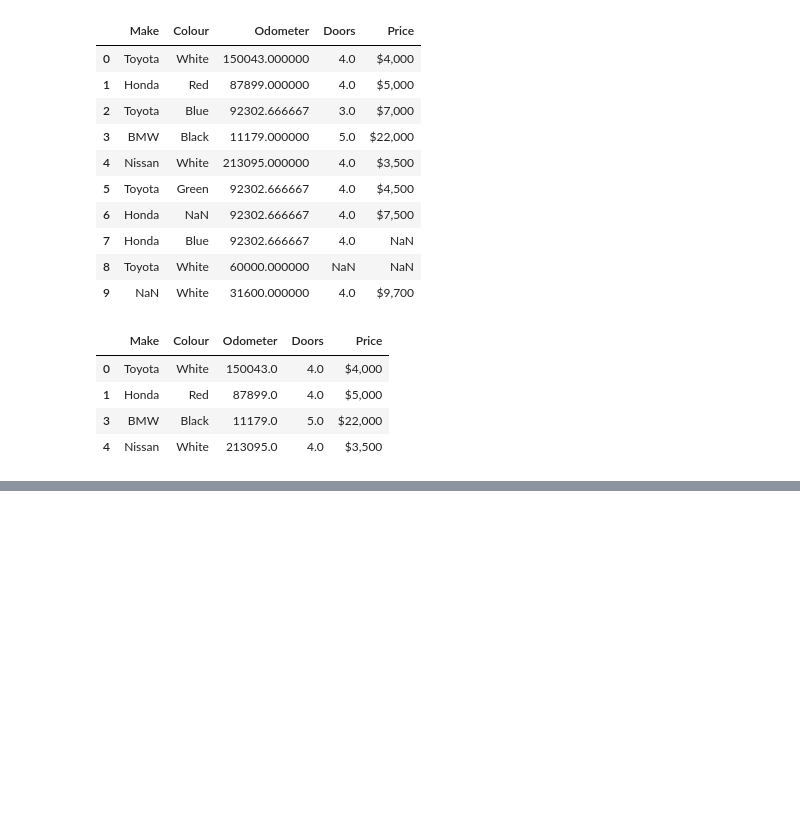
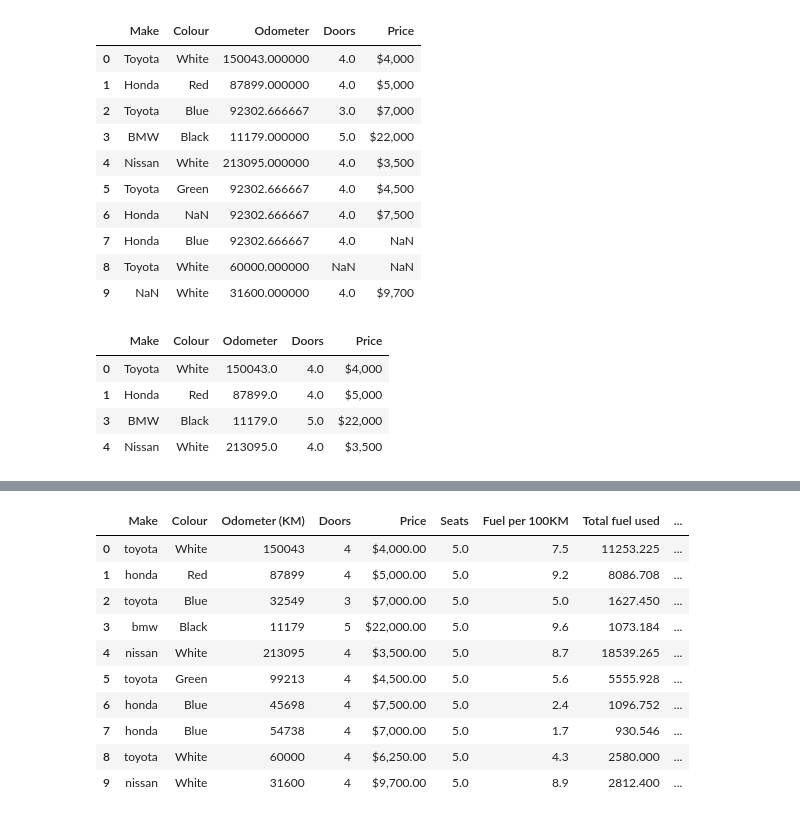
Before and after one commit to jps27CSE/AI_ML_DataScience, a Jupyter notebook: introduction to pandas.ipynb, the cells around one changed output, grey strips where cells are left out. Cells and saved outputs as stored; diff of their text form; code cells hidden in the pictures; blank space fills up the shorter version.

```diff
--- a/introduction to pandas.ipynb
+++ b/introduction to pandas.ipynb
@@ -400,0 +421,7 @@ car_sales_missing.to_csv("car-sales-missing-dropped.csv")
+# %%
+# Column for series
+seats_column = pd.Series([5,5,5,5,5])
+
+# New column called seats
+car_sales["Seats"] = seats_column
+car_sales
@@ -400,0 +440,3 @@ car_sales_missing.to_csv("car-sales-missing-dropped.csv")
+# %%
+car_sales["Seats"].fillna(5,inplace=True)
+car_sales
@@ -400,0 +461,5 @@ car_sales_missing.to_csv("car-sales-missing-dropped.csv")
+# %%
+# Column from Python List
+fuel_economy = [7.5,9.2,5.0,9.6,8.7,5.6,2.4,1.7,4.3,8.9]
+car_sales["Fuel per 100KM"] = fuel_economy
+car_sales
@@ -400,0 +478,3 @@ car_sales_missing.to_csv("car-sales-missing-dropped.csv")
+# %%
+car_sales["Total fuel used"] = car_sales["Odometer (KM)"]/100 * car_sales["Fuel per 100KM"]
+car_sales
@@ -400,0 +493,16 @@ car_sales_missing.to_csv("car-sales-missing-dropped.csv")
+# %%
+# create a column from a single value
+car_sales["Number of wheels"] = 4
+car_sales
+# %% [output]
+|  | Make | Colour | Odometer (KM) | Doors | Price | Seats | Fuel per 100KM | Total fuel used | ... |
+| 0 | toyota | White | 150043 | 4 | $4,000.00 | 5.0 | 7.5 | 11253.225 | ... |
+| 1 | honda | Red | 87899 | 4 | $5,000.00 | 5.0 | 9.2 | 8086.708 | ... |
+| 2 | toyota | Blue | 32549 | 3 | $7,000.00 | 5.0 | 5.0 | 1627.450 | ... |
+| 3 | bmw | Black | 11179 | 5 | $22,000.00 | 5.0 | 9.6 | 1073.184 | ... |
+| 4 | nissan | White | 213095 | 4 | $3,500.00 | 5.0 | 8.7 | 18539.265 | ... |
+| 5 | toyota | Green | 99213 | 4 | $4,500.00 | 5.0 | 5.6 | 5555.928 | ... |
+| 6 | honda | Blue | 45698 | 4 | $7,500.00 | 5.0 | 2.4 | 1096.752 | ... |
+| 7 | honda | Blue | 54738 | 4 | $7,000.00 | 5.0 | 1.7 | 930.546 | ... |
+| 8 | toyota | White | 60000 | 4 | $6,250.00 | 5.0 | 4.3 | 2580.000 | ... |
+| 9 | nissan | White | 31600 | 4 | $9,700.00 | 5.0 | 8.9 | 2812.400 | ... |
```
Also changed, not shown: parts of 9 cells of this notebook.
